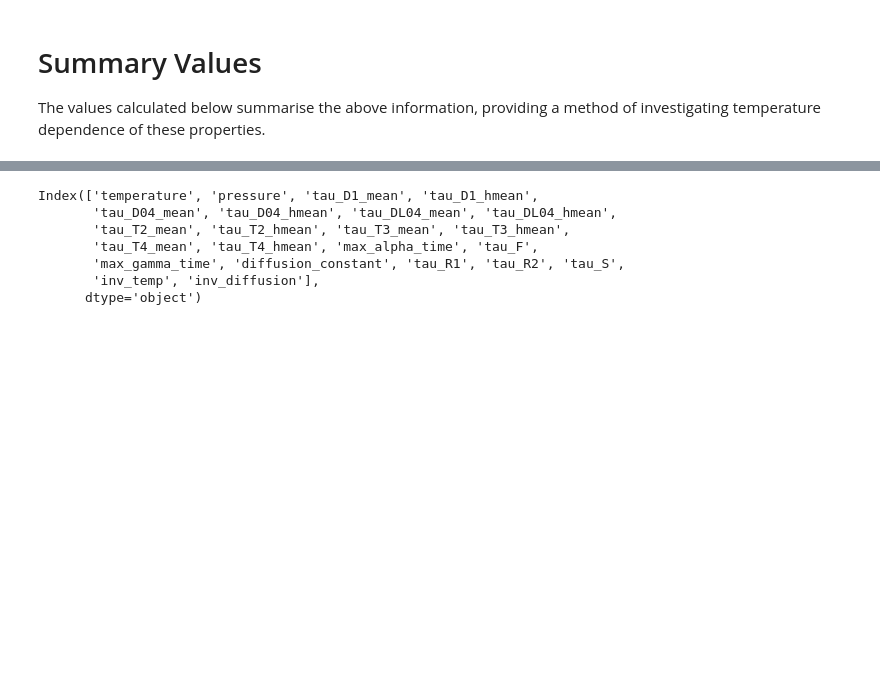
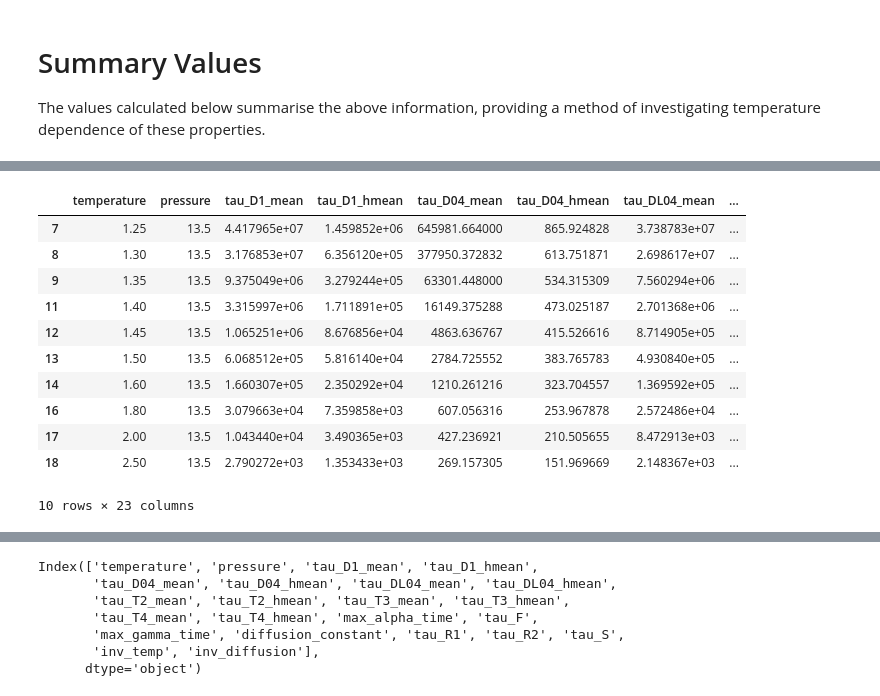
Before and after one commit to malramsay64/Dynamics, a Jupyter notebook: notebooks/12_relaxations.ipynb, the cells around one changed output, grey strips where cells are left out. Drawn from its saved outputs; the diff is of its cells as text; code cells hidden in the pictures; blank space fills up the shorter version.

```diff
--- a/notebooks/12_relaxations.ipynb
+++ b/notebooks/12_relaxations.ipynb
@@ -126,4 +131,19 @@ relaxations.diffusion_constant
 Name: diffusion_constant, dtype: float64
+# %%
+relaxations
+# %% [output]
+|  | temperature | pressure | tau_D1_mean | tau_D1_hmean | tau_D04_mean | tau_D04_hmean | tau_DL04_mean | ... |
+| 7 | 1.25 | 13.5 | 4.417965e+07 | 1.459852e+06 | 645981.664000 | 865.924828 | 3.738783e+07 | ... |
+| 8 | 1.30 | 13.5 | 3.176853e+07 | 6.356120e+05 | 377950.372832 | 613.751871 | 2.698617e+07 | ... |
+| 9 | 1.35 | 13.5 | 9.375049e+06 | 3.279244e+05 | 63301.448000 | 534.315309 | 7.560294e+06 | ... |
+| 11 | 1.40 | 13.5 | 3.315997e+06 | 1.711891e+05 | 16149.375288 | 473.025187 | 2.701368e+06 | ... |
+| 12 | 1.45 | 13.5 | 1.065251e+06 | 8.676856e+04 | 4863.636767 | 415.526616 | 8.714905e+05 | ... |
+| 13 | 1.50 | 13.5 | 6.068512e+05 | 5.816140e+04 | 2784.725552 | 383.765783 | 4.930840e+05 | ... |
+| 14 | 1.60 | 13.5 | 1.660307e+05 | 2.350292e+04 | 1210.261216 | 323.704557 | 1.369592e+05 | ... |
+| 16 | 1.80 | 13.5 | 3.079663e+04 | 7.359858e+03 | 607.056316 | 253.967878 | 2.572486e+04 | ... |
+| 17 | 2.00 | 13.5 | 1.043440e+04 | 3.490365e+03 | 427.236921 | 210.505655 | 8.472913e+03 | ... |
+| 18 | 2.50 | 13.5 | 2.790272e+03 | 1.353433e+03 | 269.157305 | 151.969669 | 2.148367e+03 | ... |
+10 rows × 23 columns
 # %%
 relaxation_chart = alt.Chart(relaxations).mark_point().encode(
     alt.X("inv_temp:Q", scale=alt.Scale(zero=False), axis=alt.Axis(title="1/T"))
```
Also changed, not shown: parts of 11 cells of this notebook, 5 other files.
